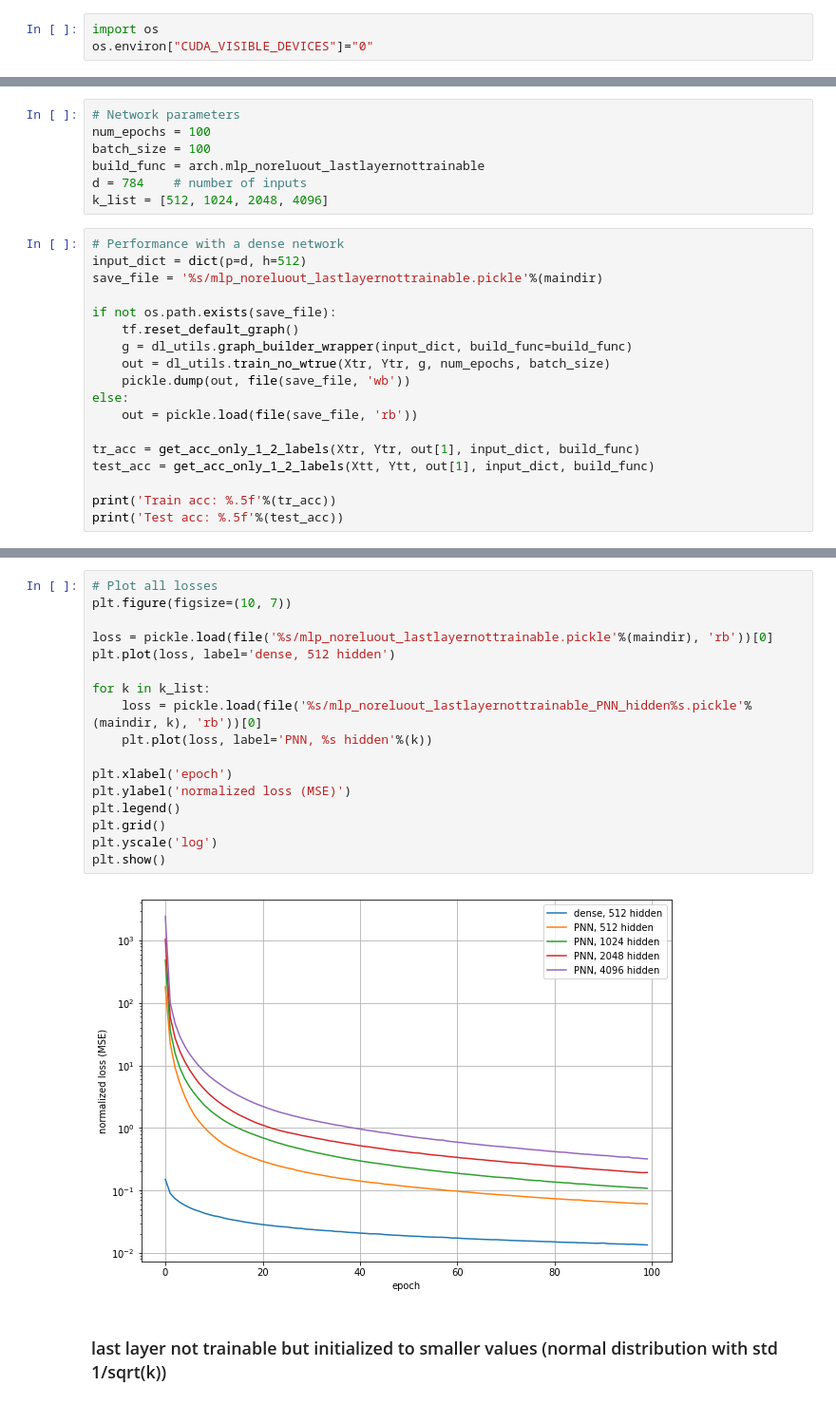
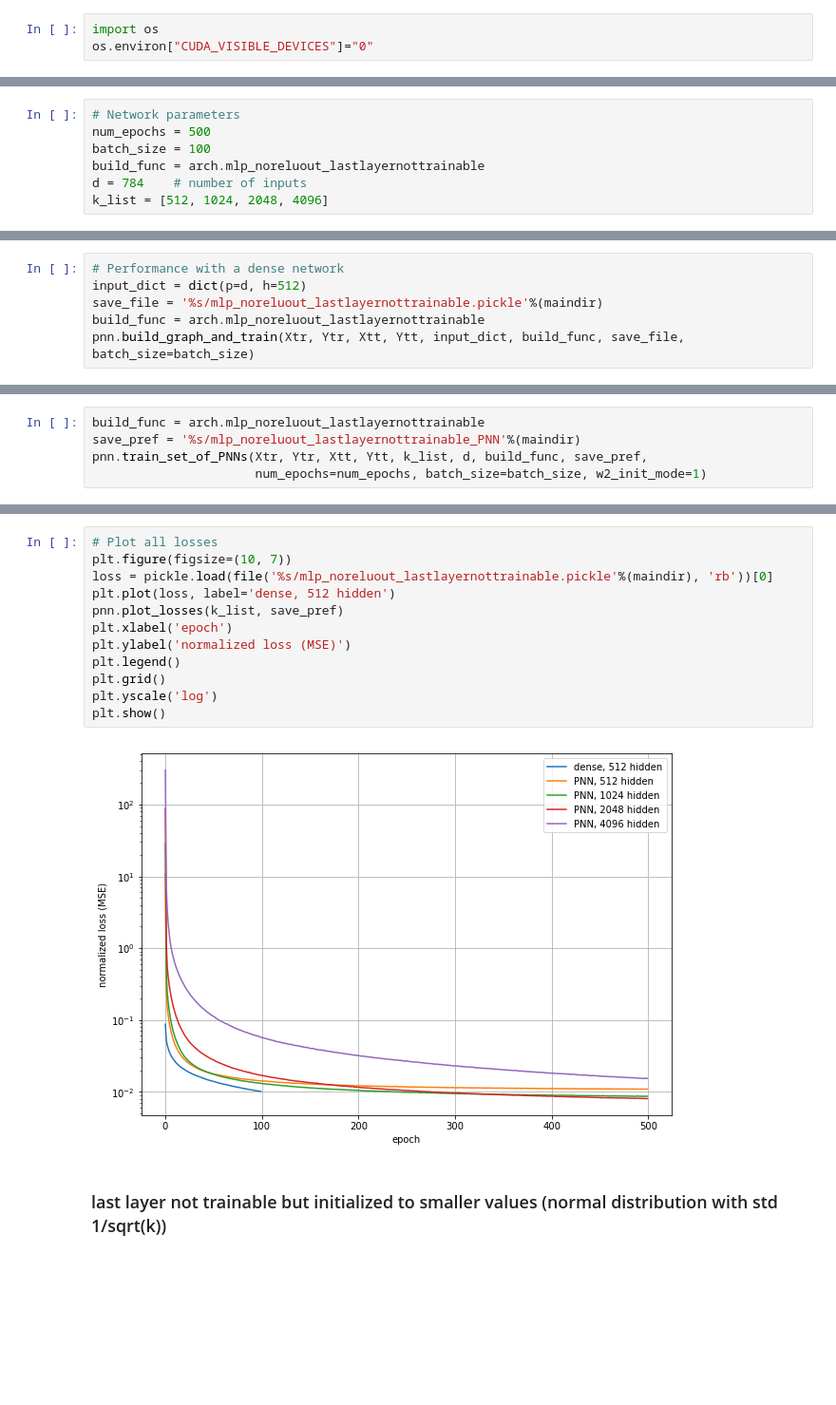
Before and after one commit to jessemzhang/porcupine_neural_networks, a Jupyter notebook: PNN_experiments_MNIST.ipynb, the cells around one changed output, grey strips where cells are left out. Shown at 95% size. Drawn from its saved outputs; the diff is of its cells as text; blank space fills up the shorter version.

```diff
--- a/PNN_experiments_MNIST.ipynb
+++ b/PNN_experiments_MNIST.ipynb
@@ -126,25 +48,7 @@ def get_acc_only_1_2_labels(X, Y, w, input_dict, build_func):
 # %%
 # Network parameters
-num_epochs = 100
+num_epochs = 500
 batch_size = 100
 build_func = arch.mlp_noreluout_lastlayernottrainable
 d = 784    # number of inputs
 k_list = [512, 1024, 2048, 4096]
-# %%
-# Performance with a dense network
-input_dict = dict(p=d, h=512)
-save_file = '%s/mlp_noreluout_lastlayernottrainable.pickle'%(maindir)
-
-if not os.path.exists(save_file):
-    tf.reset_default_graph()
-    g = dl_utils.graph_builder_wrapper(input_dict, build_func=build_func)
-    out = dl_utils.train_no_wtrue(Xtr, Ytr, g, num_epochs, batch_size)
-    pickle.dump(out, file(save_file, 'wb'))
-else:
-    out = pickle.load(file(save_file, 'rb'))
-
-tr_acc = get_acc_only_1_2_labels(Xtr, Ytr, out[1], input_dict, build_func)
-test_acc = get_acc_only_1_2_labels(Xtt, Ytt, out[1], input_dict, build_func)
-
-print('Train acc: %.5f'%(tr_acc))
-print('Test acc: %.5f'%(test_acc))
@@ -153,0 +55,6 @@ Test acc: 0.99102
+# %%
+# Performance with a dense network
+input_dict = dict(p=d, h=512)
+save_file = '%s/mlp_noreluout_lastlayernottrainable.pickle'%(maindir)
+build_func = arch.mlp_noreluout_lastlayernottrainable
+pnn.build_graph_and_train(Xtr, Ytr, Xtt, Ytt, input_dict, build_func, save_file, batch_size=batch_size)
@@ -205,0 +68,5 @@ Test acc: 0.89929
+# %%
+build_func = arch.mlp_noreluout_lastlayernottrainable
+save_pref = '%s/mlp_noreluout_lastlayernottrainable_PNN'%(maindir)
+pnn.train_set_of_PNNs(Xtr, Ytr, Xtt, Ytt, k_list, d, build_func, save_pref,
+                      num_epochs=num_epochs, batch_size=batch_size, w2_init_mode=1)
@@ -206,21 +86,16 @@ Test acc: 0.89929
 # %%
 # Plot all losses
 plt.figure(figsize=(10, 7))
-
 loss = pickle.load(file('%s/mlp_noreluout_lastlayernottrainable.pickle'%(maindir), 'rb'))[0]
 plt.plot(loss, label='dense, 512 hidden')
-
-for k in k_list:
-    loss = pickle.load(file('%s/mlp_noreluout_lastlayernottrainable_PNN_hidden%s.pickle'%(maindir, k), 'rb'))[0]
-    plt.plot(loss, label='PNN, %s hidden'%(k))
-
+pnn.plot_losses(k_list, save_pref)
 plt.xlabel('epoch')
 plt.ylabel('normalized loss (MSE)')
 plt.legend()
 plt.grid()
 plt.yscale('log')
 plt.show()
 # %% [output]
-[figure, old version]
+[figure, new version]
 # %% [markdown]
 ### last layer not trainable but initialized to smaller values (normal distribution with std 1/sqrt(k))
```
Also changed, not shown: parts of 18 cells of this notebook, 2 other files.
